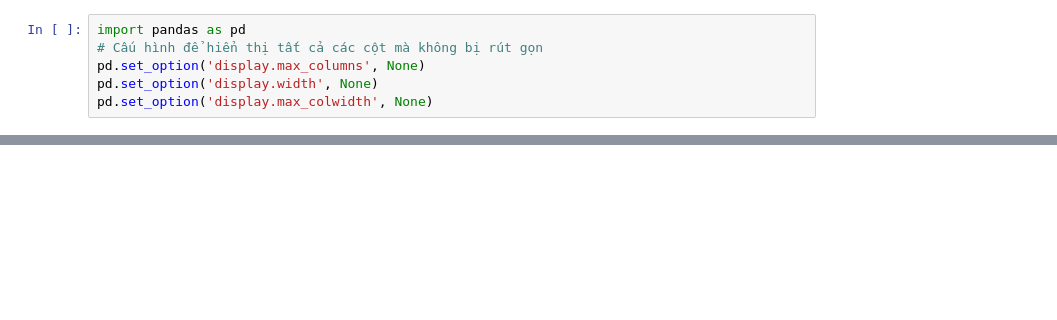
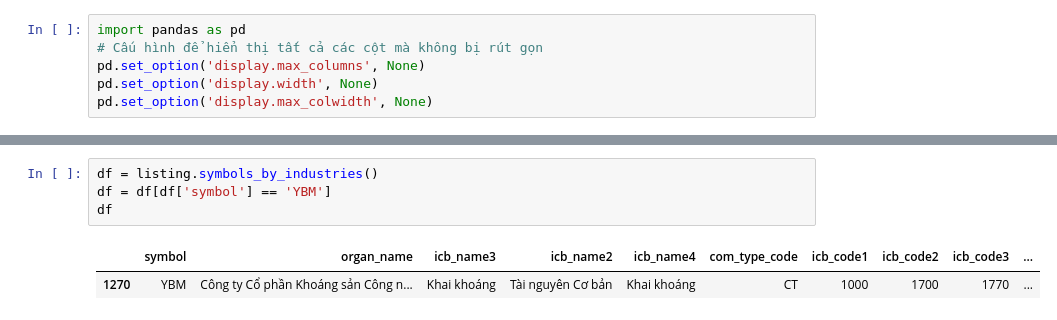
Before and after one commit to tohieu1603/pynews, a Jupyter notebook: readme.ipynb, the cells around one changed output, grey strips where cells are left out. Cells and saved outputs as stored; diff of their text form; blank space fills up the shorter version.

```diff
--- a/readme.ipynb
+++ b/readme.ipynb
@@ -278,0 +23,7 @@ company2.events()
+# %%
+df = listing.symbols_by_industries()
+df = df[df['symbol'] == 'YBM']
+df
+# %% [output]
+|  | symbol | organ_name | icb_name3 | icb_name2 | icb_name4 | com_type_code | icb_code1 | icb_code2 | icb_code3 | ... |
+| 1270 | YBM | Công ty Cổ phần Khoáng sản Công n... | Khai khoáng | Tài nguyên Cơ bản | Khai khoáng | CT | 1000 | 1700 | 1770 | ... |
```
Also changed, not shown: parts of 24 cells of this notebook, 25 other files.
